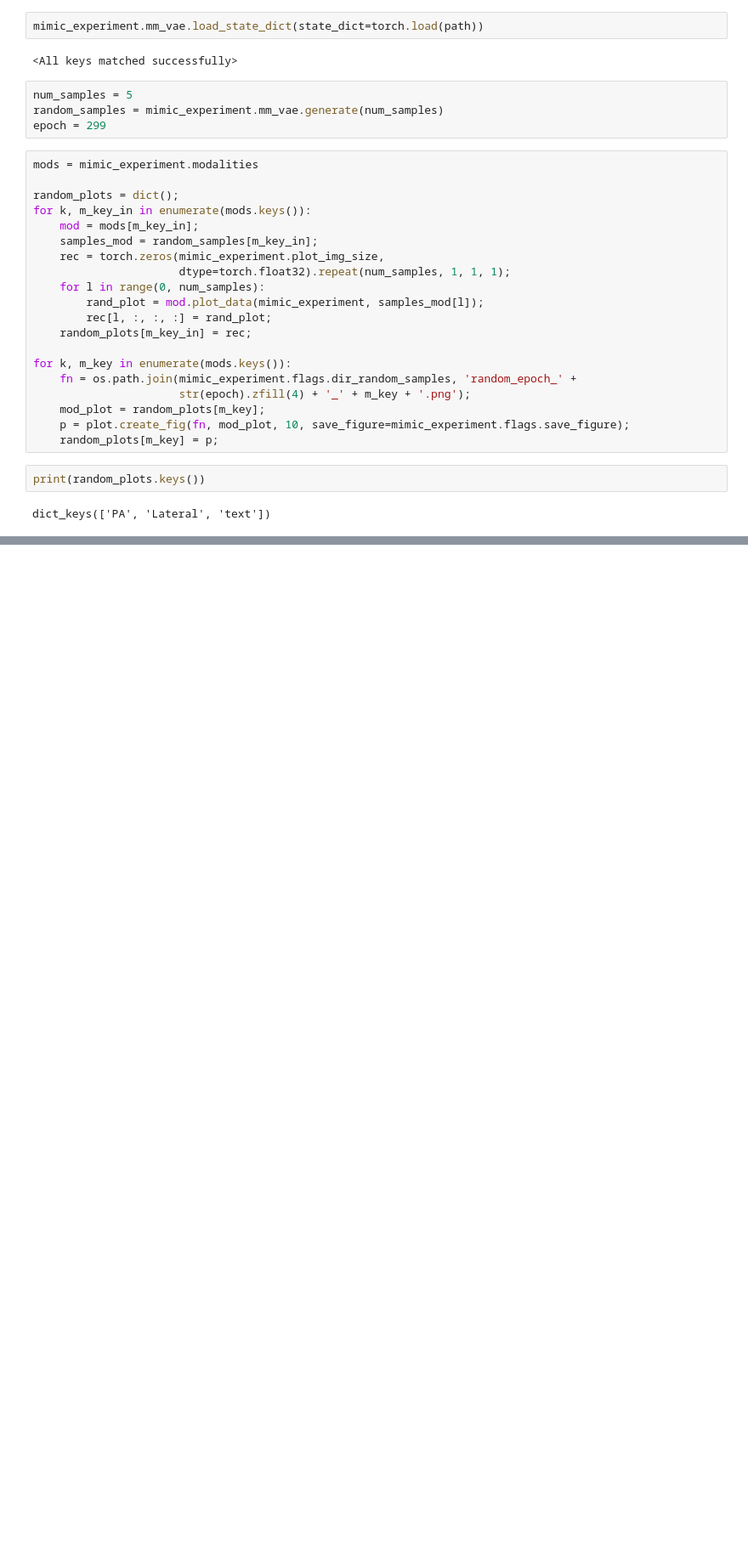
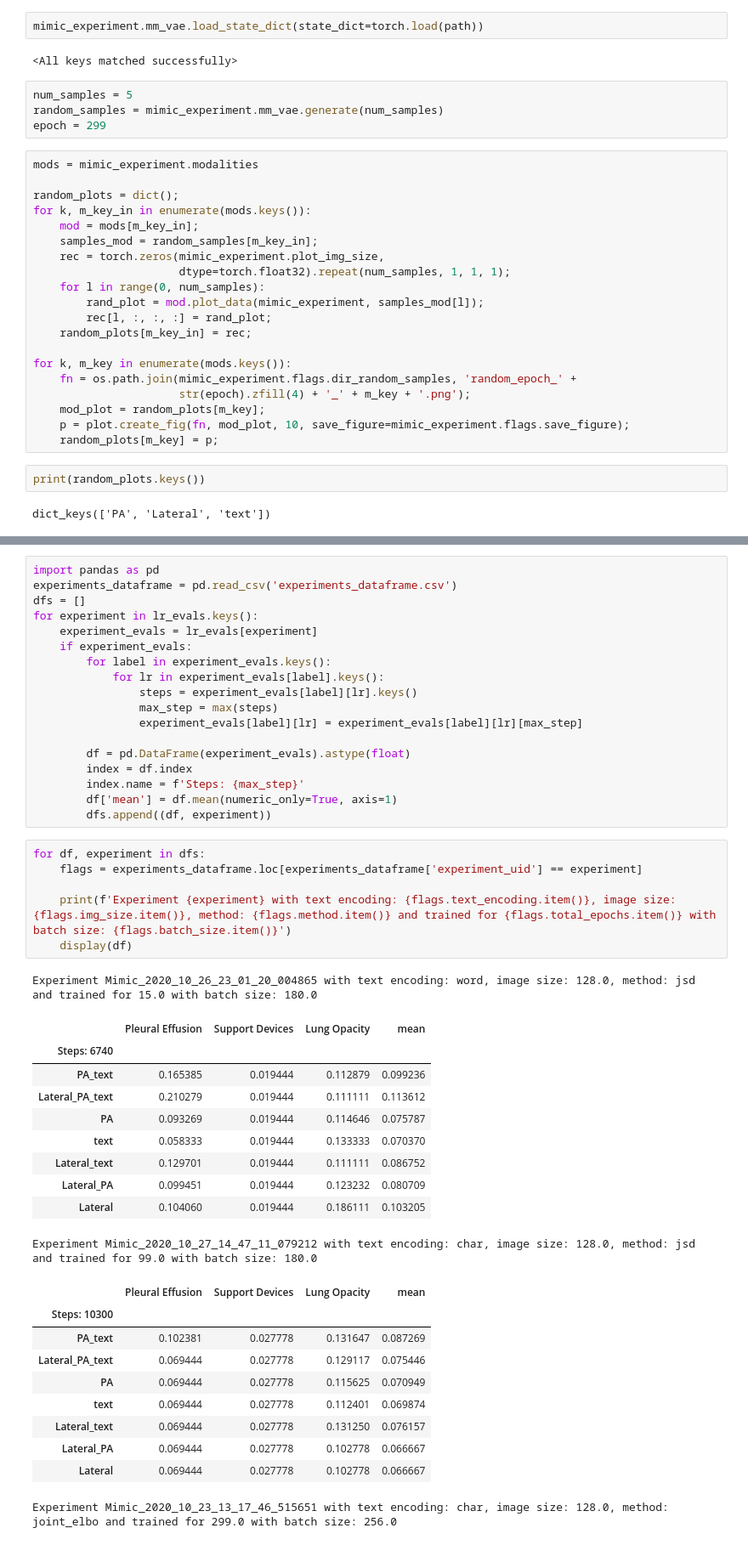
Before and after one commit to Jimmy2027/MoPoE-MIMIC, a Jupyter notebook: mimic/notebooks/model_exploration.ipynb, the cells around one changed output, grey strips where cells are left out. Shown at 85% size. Cells and saved outputs as stored; diff of their text form; blank space fills up the shorter version.

```diff
--- a/mimic/notebooks/model_exploration.ipynb
+++ b/mimic/notebooks/model_exploration.ipynb
@@ -120,0 +144,46 @@ plt.show()
+# %%
+import pandas as pd
+experiments_dataframe = pd.read_csv('experiments_dataframe.csv')
+dfs = []
+for experiment in lr_evals.keys():
+    experiment_evals = lr_evals[experiment]
+    if experiment_evals:
+        for label in experiment_evals.keys():
+            for lr in experiment_evals[label].keys():
+                steps = experiment_evals[label][lr].keys()
+                max_step = max(steps)
+                experiment_evals[label][lr] = experiment_evals[label][lr][max_step]
+
+        df = pd.DataFrame(experiment_evals).astype(float)
+        index = df.index
+        index.name = f'Steps: {max_step}'
+        df['mean'] = df.mean(numeric_only=True, axis=1)
+        dfs.append((df, experiment))
+# %%
+for df, experiment in dfs:
+    flags = experiments_dataframe.loc[experiments_dataframe['experiment_uid'] == experiment]
+
+    print(f'Experiment {experiment} with text encoding: {flags.text_encoding.item()}, image size: {flags.img_size.item()}, method: {flags.method.item()} and trained for {flags.total_epochs.item()} with batch size: {flags.batch_size.item()}')
+    display(df)
+# %% [output]
+Experiment Mimic_2020_10_26_23_01_20_004865 with text encoding: word, image size: 128.0, method: jsd and trained for 15.0 with batch size: 180.0
+|  | Pleural Effusion | Support Devices | Lung Opacity | mean |
+| Steps: 6740 |  |  |  |  |
+| PA_text | 0.165385 | 0.019444 | 0.112879 | 0.099236 |
+| Lateral_PA_text | 0.210279 | 0.019444 | 0.111111 | 0.113612 |
+| PA | 0.093269 | 0.019444 | 0.114646 | 0.075787 |
+| text | 0.058333 | 0.019444 | 0.133333 | 0.070370 |
+| Lateral_text | 0.129701 | 0.019444 | 0.111111 | 0.086752 |
+| Lateral_PA | 0.099451 | 0.019444 | 0.123232 | 0.080709 |
+| Lateral | 0.104060 | 0.019444 | 0.186111 | 0.103205 |
+Experiment Mimic_2020_10_27_14_47_11_079212 with text encoding: char, image size: 128.0, method: jsd and trained for 99.0 with batch size: 180.0
+|  | Pleural Effusion | Support Devices | Lung Opacity | mean |
+| Steps: 10300 |  |  |  |  |
+| PA_text | 0.102381 | 0.027778 | 0.131647 | 0.087269 |
+| Lateral_PA_text | 0.069444 | 0.027778 | 0.129117 | 0.075446 |
+| PA | 0.069444 | 0.027778 | 0.115625 | 0.070949 |
+| text | 0.069444 | 0.027778 | 0.112401 | 0.069874 |
+| Lateral_text | 0.069444 | 0.027778 | 0.131250 | 0.076157 |
+| Lateral_PA | 0.069444 | 0.027778 | 0.102778 | 0.066667 |
+| Lateral | 0.069444 | 0.027778 | 0.102778 | 0.066667 |
+Experiment Mimic_2020_10_23_13_17_46_515651 with text encoding: char, image size: 128.0, method: joint_elbo and trained for 299.0 with batch size: 256.0
```
Also changed, not shown: parts of 22 cells of this notebook, 2 other files.
